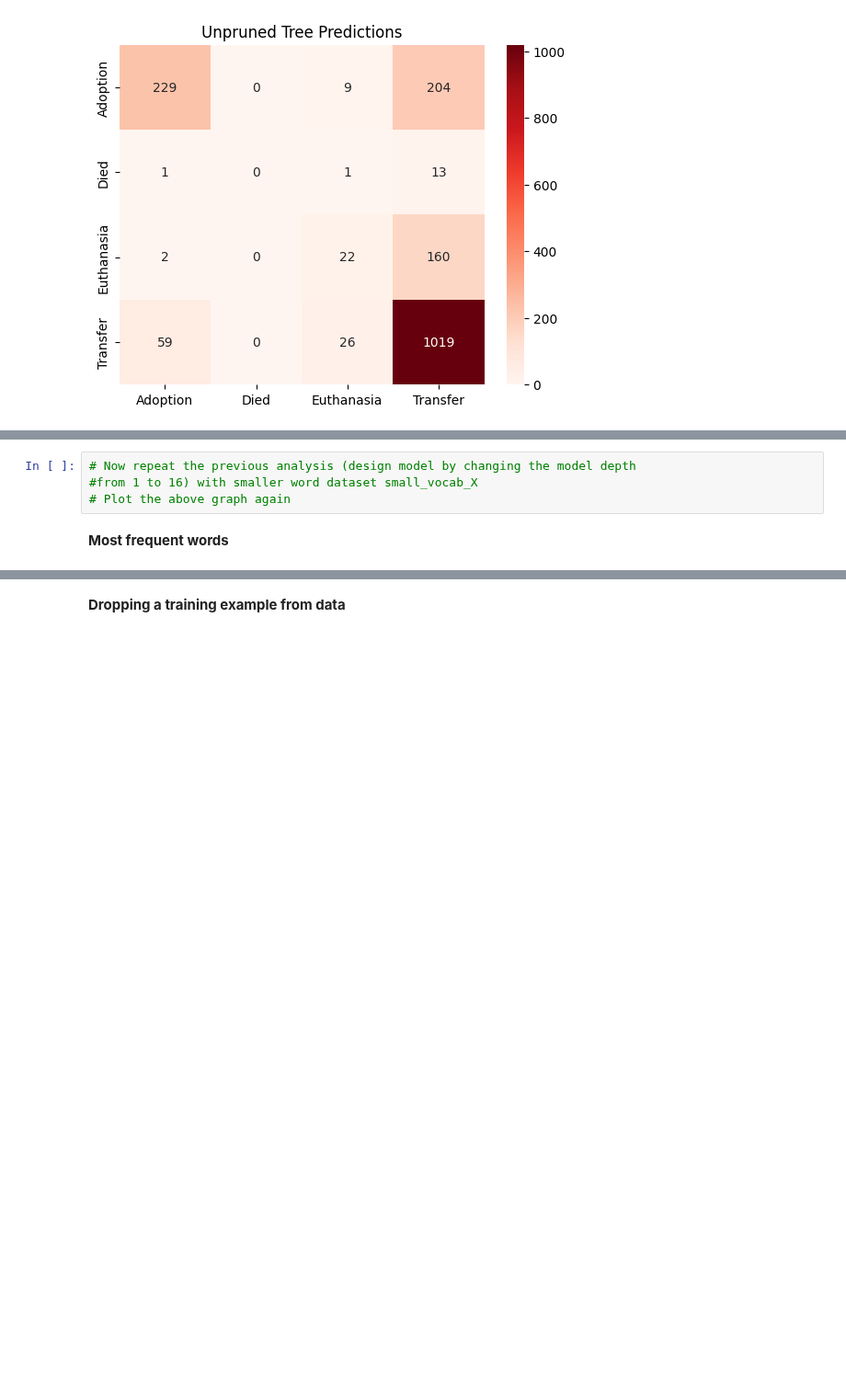
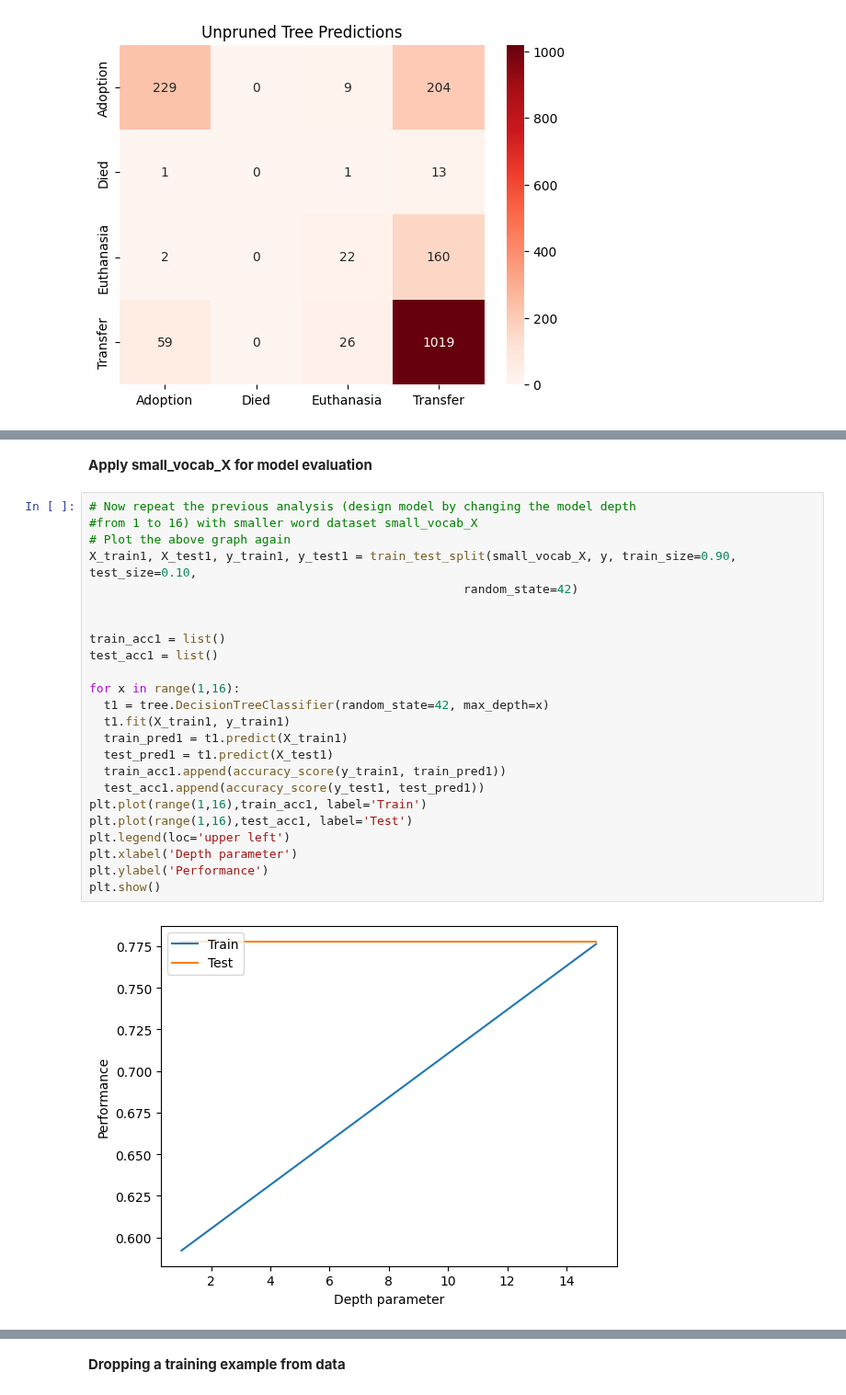
Before and after one commit to sascott9655/ADS-504-Machine-Learning, a Jupyter notebook: Sample_Code_HW_Assignment_2_1.ipynb, the cells around one changed output, grey strips where cells are left out. Shown at 92% size. Drawn from its saved outputs; the diff is of its cells as text; blank space fills up the shorter version.

```diff
--- a/Sample_Code_HW_Assignment_2_1.ipynb
+++ b/Sample_Code_HW_Assignment_2_1.ipynb
@@ -251,6 +338,28 @@ small_vocab_X= X [kept_words.index]
-# %%
-# Now repeat the previous analysis (design model by changing the model depth
-#from 1 to 16) with smaller word dataset small_vocab_X
-# Plot the above graph again
-# %% [markdown]
-**Most frequent words**
+# %% [markdown]
+**Apply small_vocab_X for model evaluation**
+# %%
+# Now repeat the previous analysis (design model by changing the model depth
+#from 1 to 16) with smaller word dataset small_vocab_X
+# Plot the above graph again
+X_train1, X_test1, y_train1, y_test1 = train_test_split(small_vocab_X, y, train_size=0.90, test_size=0.10,
+                                                    random_state=42)
+
+
+train_acc1 = list()
+test_acc1 = list()
+
+for x in range(1,16):
+  t1 = tree.DecisionTreeClassifier(random_state=42, max_depth=x)
+  t1.fit(X_train1, y_train1)
+  train_pred1 = t1.predict(X_train1)
+  test_pred1 = t1.predict(X_test1)
+  train_acc1.append(accuracy_score(y_train1, train_pred1))
+  test_acc1.append(accuracy_score(y_test1, test_pred1))
+plt.plot(range(1,16),train_acc1, label='Train')
+plt.plot(range(1,16),test_acc1, label='Test')
+plt.legend(loc='upper left')
+plt.xlabel('Depth parameter')
+plt.ylabel('Performance')
+plt.show()
+# %% [output]
+[figure, added]
```
Also changed, not shown: parts of 40 cells of this notebook.
